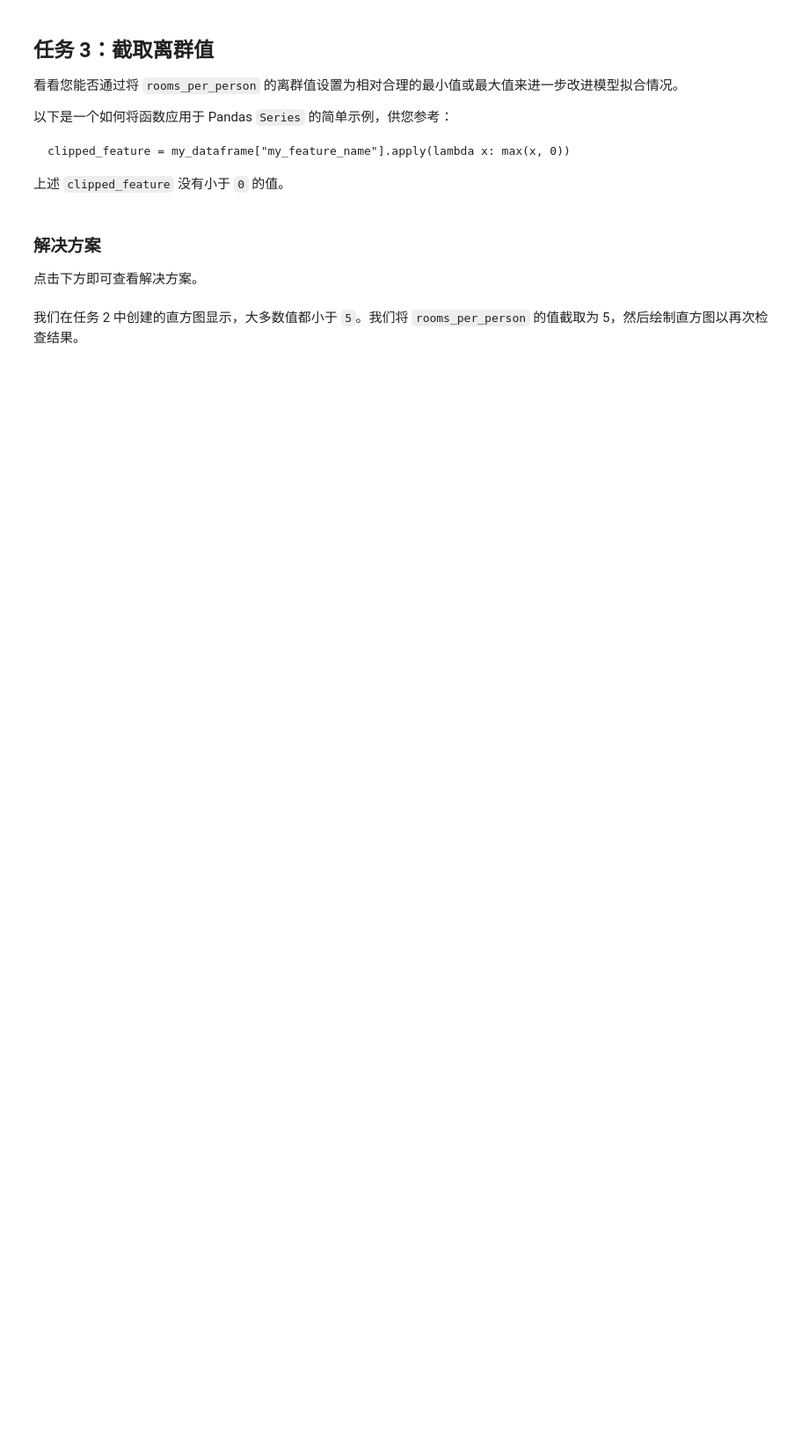
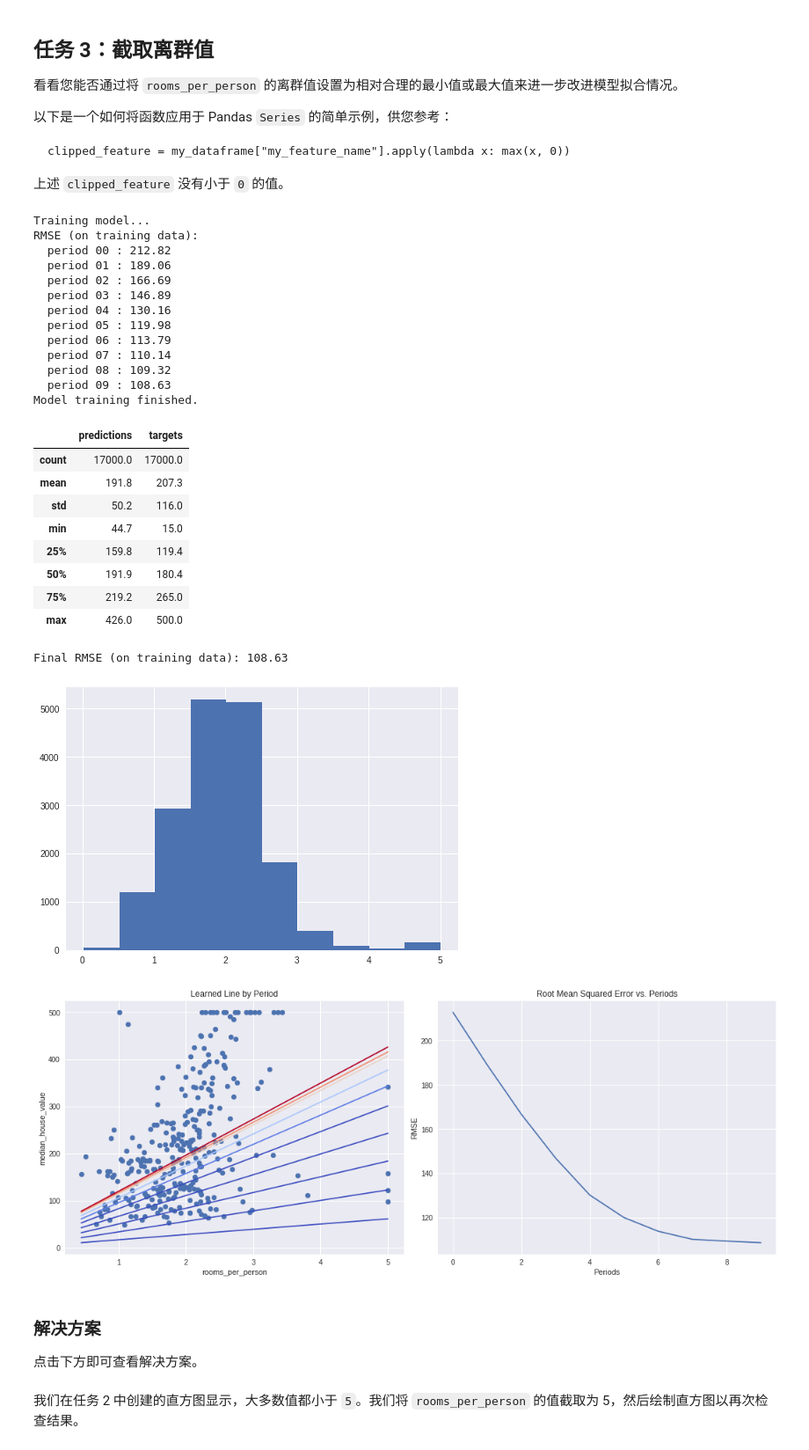
Before and after one commit to alamod951753/Machine_Learning-Google, a Jupyter notebook: synthetic_features_and_outliers.ipynb, the cells around one changed output. Shown at 88% size. Cells and saved outputs as stored; diff of their text form; code cells hidden in the pictures; blank space fills up the shorter version.

```diff
--- a/synthetic_features_and_outliers.ipynb
+++ b/synthetic_features_and_outliers.ipynb
@@ -263,3 +339,41 @@ _ = california_housing_dataframe["rooms_per_person"].hist()
+# %%
+# YOUR CODE HERE
+california_housing_dataframe["rooms_per_person"] = (
+    california_housing_dataframe["rooms_per_person"]).apply(lambda x: min(x, 5))
+
+_ = california_housing_dataframe["rooms_per_person"].hist()
+
+calibration_data = train_model(
+    learning_rate=0.05,
+    steps=500,
+    batch_size=5,
+    input_feature="rooms_per_person")
+# %% [output]
+Training model...
+RMSE (on training data):
+  period 00 : 212.82
+  period 01 : 189.06
+  period 02 : 166.69
+  period 03 : 146.89
+  period 04 : 130.16
+  period 05 : 119.98
+  period 06 : 113.79
+  period 07 : 110.14
+  period 08 : 109.32
+  period 09 : 108.63
+Model training finished.
+|  | predictions | targets |
+| count | 17000.0 | 17000.0 |
+| mean | 191.8 | 207.3 |
+| std | 50.2 | 116.0 |
+| min | 44.7 | 15.0 |
+| 25% | 159.8 | 119.4 |
+| 50% | 191.9 | 180.4 |
+| 75% | 219.2 | 265.0 |
+| max | 426.0 | 500.0 |
+Final RMSE (on training data): 108.63
+[figure, added]
+[figure, added]
 # %% [markdown]
  ### 解决方案
 
```
Also changed, not shown: parts of 11 cells of this notebook.
